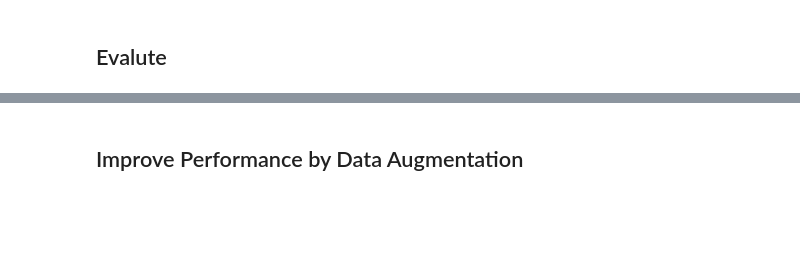
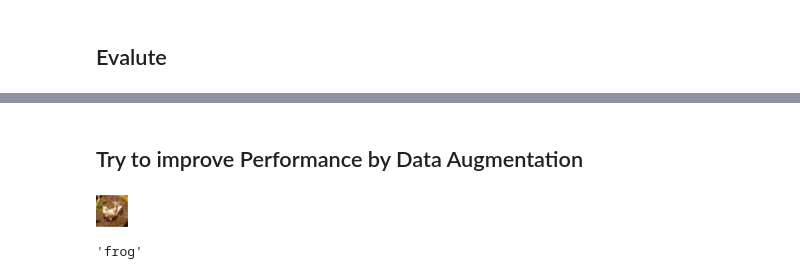
Before and after one commit to wangyichengsh/My-Deep-Learning-Playground, a Jupyter notebook: TensorFlow-PlayGround/CIFAR_10.ipynb, the cells around one changed output, grey strips where cells are left out. Drawn from its saved outputs; the diff is of its cells as text; code cells hidden in the pictures; blank space fills up the shorter version.

```diff
--- a/TensorFlow-PlayGround/CIFAR_10.ipynb
+++ b/TensorFlow-PlayGround/CIFAR_10.ipynb
@@ -67,5 +64,5 @@ loss_fn = tf.keras.losses.SparseCategoricalCrossentropy(from_logits=True)
 model.compile(optimizer='adam',
         loss=loss_fn,
         metrics=['accuracy'])
-model.fit(x_train, y_train, epochs=5)
+history = model.fit(x_train, y_train, epochs=20)
 # %% [output]
@@ -90,37 +113,57 @@ model.evaluate(x_test, y_test, verbose=2)
 # %% [markdown]
-## Improve Performance by Data Augmentation
+## Try to improve Performance by Data Augmentation
 # %%
 import numpy as np
 
 def data_augmentation(image):
-  image = tf.image.random_crop(image, [28, 28, 3])
+  # image = tf.image.random_crop(image, [28, 28, 3])
   image = tf.image.random_flip_left_right(image)
   image = tf.image.random_flip_up_down(image)
-  image = tf.image.random_brightness(image, 63)
-  image = tf.image.random_contrast(image, 0.2, 1.8)
+  # image = tf.image.random_brightness(image, 63)
+  # image = tf.image.random_contrast(image, 0.2, 1.8)
   return image.numpy()
 
 
 def get_batch(x_train, y_train, batch_size):
   t = int(x_train.shape[0]/batch_size)+1
   for i in range(t):
-    x_train_aug = data_augmentation(x_train[i*batch_size]).reshape((1, 28, 28, 3))
+    x_train_aug = data_augmentation(x_train[i*batch_size]).reshape((1, 32, 32, 3))
     for image in x_train[i*batch_size+1:(i+1)*batch_size,:]:
-      x_train_aug = np.append(x_train_aug,data_augmentation(image).reshape((1, 28, 28, 3)), axis=0)
+      x_train_aug = np.append(x_train_aug,data_augmentation(image).reshape((1, 32, 32, 3)), axis=0)
     yield x_train_aug, y_train[i*batch_size:(i+1)*batch_size]
 
 model = tf.keras.models.Sequential([
-  tf.keras.layers.Conv2D(64, 5, activation='relu', padding='same', input_shape=(28,28,3)),
-  tf.keras.layers.MaxPooling2D(pool_size=(3, 3),strides=(2, 2), padding='same'),
-  tf.keras.layers.Conv2D(64, 5, activation='relu', padding='same'),
-  tf.keras.layers.MaxPooling2D(pool_size=(3, 3),strides=(2, 2), padding='same'),
+  tf.keras.layers.Conv2D(64, 5, activation='relu', padding='valid', input_shape=(32,32,3)),
+  tf.keras.layers.MaxPooling2D(pool_size=(3, 3),strides=(2, 2), padding='valid'),
+  tf.keras.layers.Conv2D(64, 5, activation='relu', padding='valid'),
+  tf.keras.layers.MaxPooling2D(pool_size=(3, 3),strides=(2, 2), padding='valid'),
   tf.keras.layers.Flatten(),
   tf.keras.layers.Dense(384, activation='relu'),
   tf.keras.layers.Dense(192, activation='relu'),
-  tf.keras.layers.Dropout(0.5),
+  tf.keras.layers.Dropout(0.1),
   tf.keras.layers.Dense(10)
 ])
 loss_fn = tf.keras.losses.SparseCategoricalCrossentropy(from_logits=True)
+# %%
+from PIL import Image as im
+
+image_list = []
+
+a = get_batch(x_train, y_train, 32)
+x_train_i, y_train_i = a.send(None)
+
+for image_array in x_train_i:
+  image_array = image_array.reshape(32,32,3)
+  image_list.append(im.fromarray(image_array, mode='RGB'))
+
+image_list[0]
+# %% [output]
+[figure, added]
+# %%
+item_map = ['airplane', 'automobile', 'bird', 'cat', 'deer', 'dog', 'frog', 'horse', 'ship', 'truck']
+item_map[y_train_i[0][0]]
+# %% [output]
+'frog'
 # %%
 model.compile(optimizer='adam',
         loss=loss_fn,
```
Also changed, not shown: parts of 9 cells of this notebook, 1 other file.
